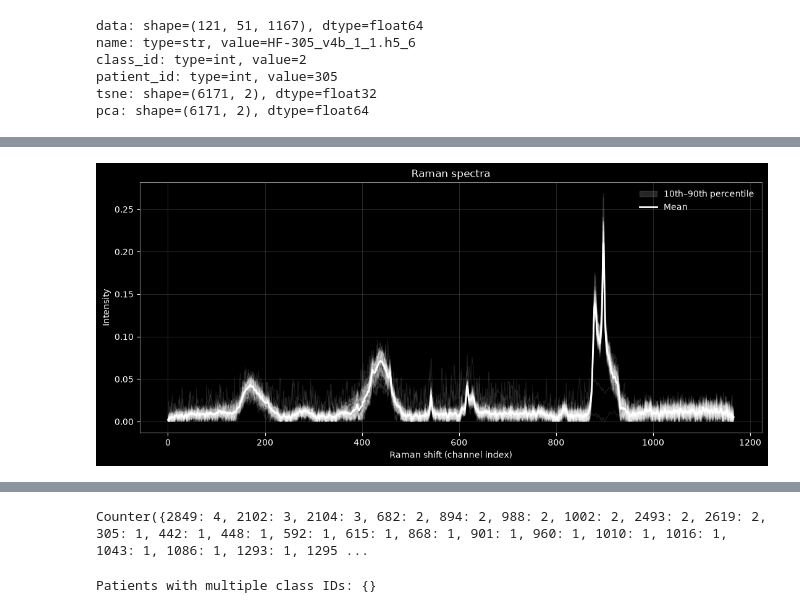
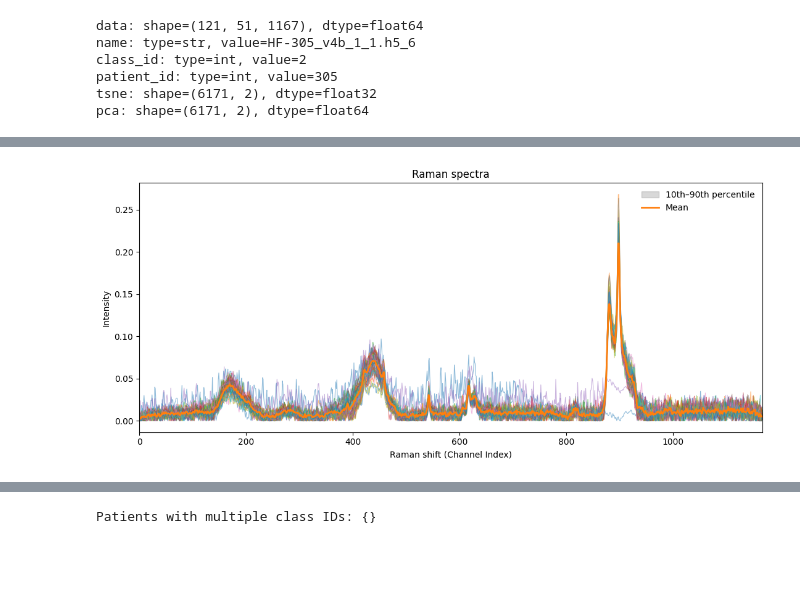
Before and after one commit to belindbl/glioma-raman-gp-classification, a Jupyter notebook: notebooks/00_environment_setup.ipynb, the cells around one changed output, grey strips where cells are left out. Cells and saved outputs as stored; diff of their text form; code cells hidden in the pictures; blank space fills up the shorter version.

```diff
--- a/notebooks/00_environment_setup.ipynb
+++ b/notebooks/00_environment_setup.ipynb
@@ -48,30 +89,23 @@ pca: shape=(6171, 2), dtype=float64
 # %%
 spectra = dataset[0]["data"][0]
 x = np.arange(spectra.shape[1])
 mean = spectra.mean(axis=0)
 low, high = np.percentile(spectra, [10, 90], axis=0)
 
-fig, ax = plt.subplots(figsize=(11, 5), facecolor="black")
-ax.set_facecolor("black")
+fig, ax = plt.subplots(figsize=(11, 5))
 
-ax.plot(x, spectra.T, color="white", alpha=0.12, lw=0.8)
+ax.plot(x, spectra.T, alpha=0.5, lw=0.8)
 ax.fill_between(x, low, high, color="gray", alpha=0.3, label="10th–90th percentile")
-ax.plot(x, mean, color="white", lw=2, label="Mean")
+ax.plot(x, mean, lw=2, label="Mean")
 
-ax.set(title="Raman spectra", xlabel="Raman shift (channel index)", ylabel="Intensity")
-ax.tick_params(colors="white")
-ax.title.set_color("white")
-ax.xaxis.label.set_color("white")
-ax.yaxis.label.set_color("white")
-ax.grid(color="gray", alpha=0.3)
-for spine in ax.spines.values():
-    spine.set_color("gray")
+ax.set(title="Raman spectra", xlabel="Raman shift (Channel Index)", ylabel="Intensity")
 
-ax.legend(frameon=False, labelcolor="white")
+ax.legend(frameon=False)
+plt.xlim(0,1167)
 plt.tight_layout()
 plt.show()
 # %% [output]
-[figure, old version]
+[figure, new version]
 # %%
 for i, item in enumerate(dataset[:3]):
     print(f"Entry {i}:")
@@ -98,13 +132,6 @@ Entry 1:
   patient_id: 448
   tsne: array, shape=(3600, 2), dtype=float32
   pca: array, shape=(3600, 2), dtype=float64
-# %%
-from collections import Counter
-
-counts = Counter(item["patient_id"] for item in dataset)
-print(counts)
-# %% [output]
-Counter({2849: 4, 2102: 3, 2104: 3, 682: 2, 894: 2, 988: 2, 1002: 2, 2493: 2, 2619: 2, 305: 1, 442: 1, 448: 1, 592: 1, 615: 1, 868: 1, 901: 1, 960: 1, 1010: 1, 1016: 1, 1043: 1, 1086: 1, 1293: 1, 1295 ...
 # %%
 from collections import defaultdict
 
```
Also changed, not shown: parts of 6 cells of this notebook.
